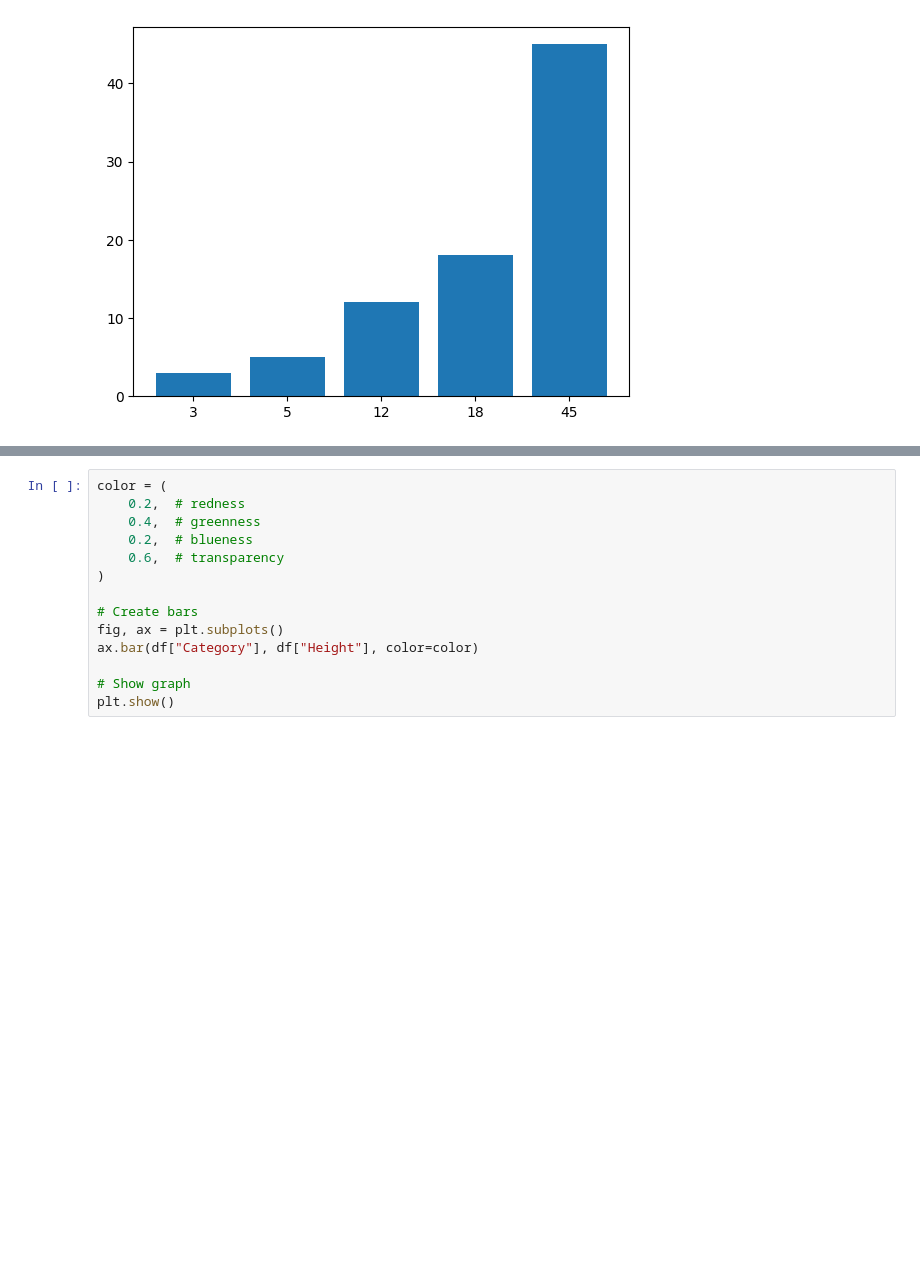
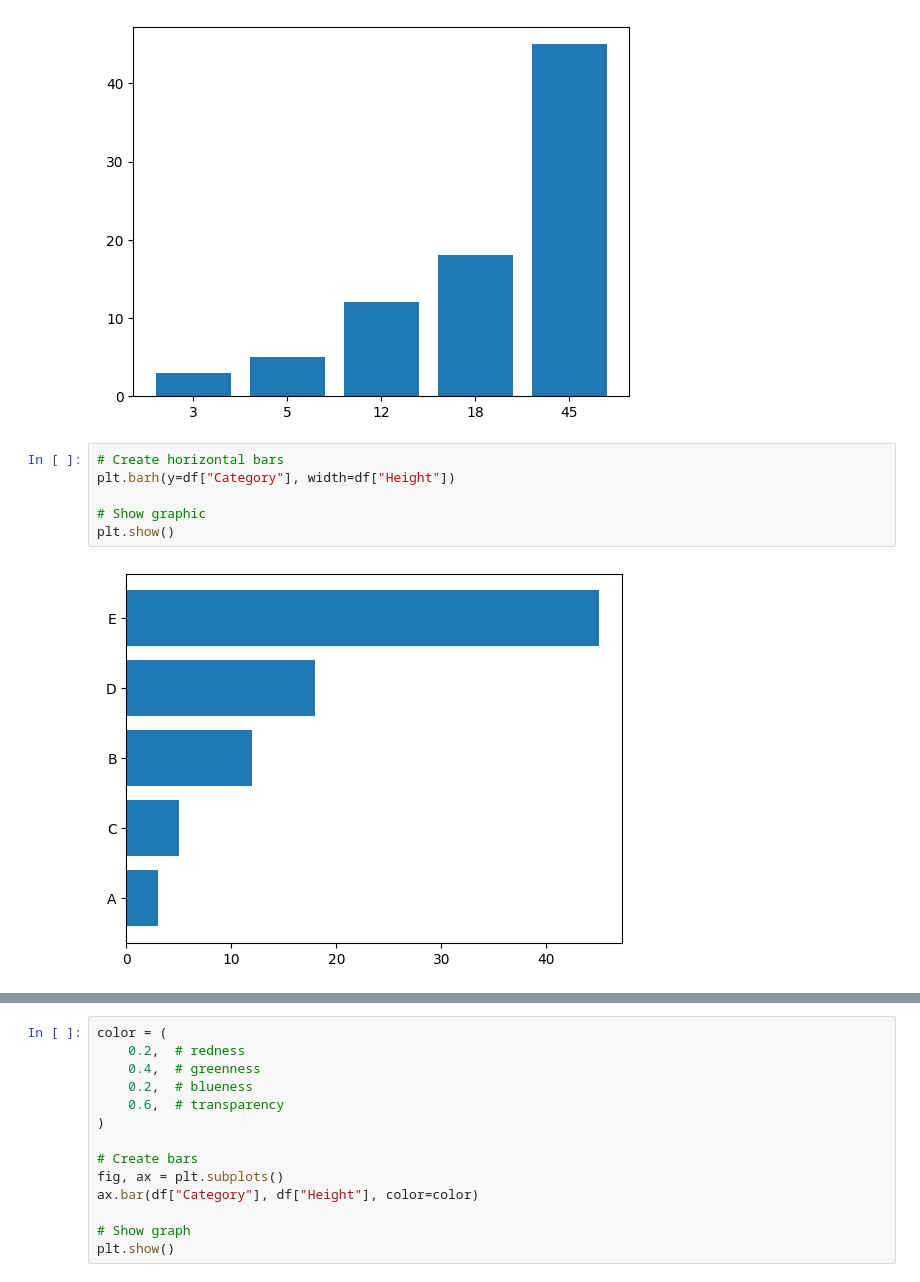
Before and after one commit to Khaled-Abdelhamid/Almadrasa-course-codes, a Jupyter notebook: introduction to Data analytics/Module 5 - Data visulaization/matplot lib viz.ipynb, the cells around one changed output, grey strips where cells are left out. Drawn from its saved outputs; the diff is of its cells as text; blank space fills up the shorter version.

```diff
--- a/introduction to Data analytics/Module 5 - Data visulaization/matplot lib viz.ipynb
+++ b/introduction to Data analytics/Module 5 - Data visulaization/matplot lib viz.ipynb
@@ -33,3 +33,11 @@ plt.xticks(ticks=df["Category"], labels=df["Height"])
 plt.show()
 # %% [output]
 [figure]
+# %%
+# Create horizontal bars
+plt.barh(y=df["Category"], width=df["Height"])
+
+# Show graphic
+plt.show()
+# %% [output]
+[figure, added]
```
Also changed, not shown: parts of 5 cells of this notebook, 45 other files.
